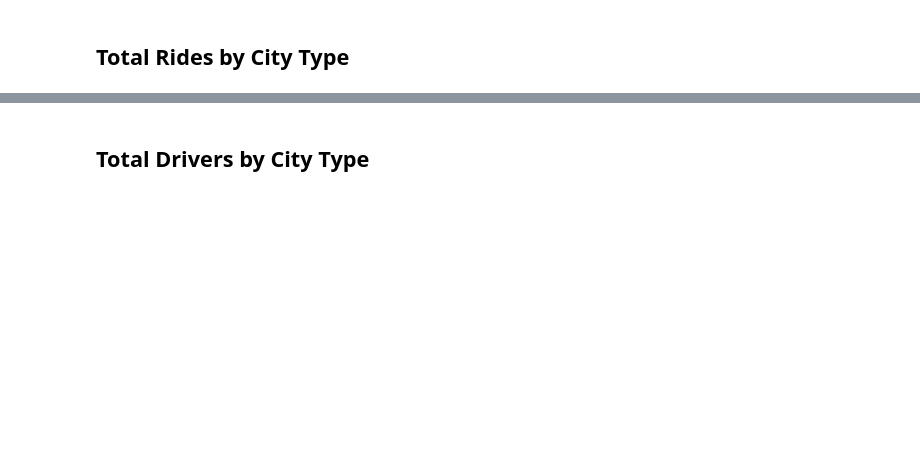
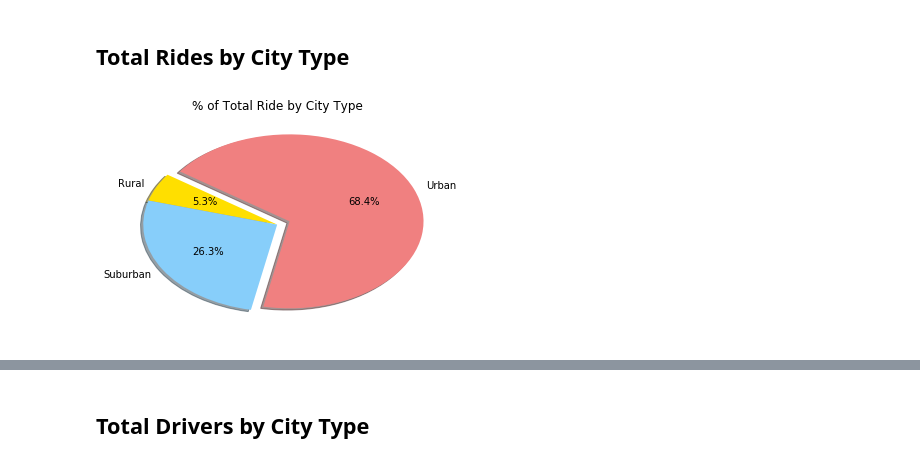
Before and after one commit to brownal05/Pyber, a Jupyter notebook: pyber_starter.ipynb, the cells around one changed output, grey strips where cells are left out. Drawn from its saved outputs; the diff is of its cells as text; code cells hidden in the pictures; blank space fills up the shorter version.

```diff
--- a/pyber_starter.ipynb
+++ b/pyber_starter.ipynb
@@ -112,3 +148,24 @@ plt.show()
+# %%
+# Calculate Ride Percents
+
+# Build Pie Chart
+
+# Save Figure
+# Calculate Type Percents
+ride_avg = cityType.count()["ride_id"]
+# Build Pie Chart
+
+
+
+plt.pie(ride_avg, startangle = 145, colors = ["#FFDF00", "#87CEFA", "#F08080"], explode = [0 , 0, .1], labels = ride_avg.index, autopct="%1.1f%%", shadow=True)
+plt.title('% of Total Ride by City Type')
+
+# Save Figure
+plt.savefig("Images/ride_pie.png")
+
+plt.show()
+# %% [output]
+[figure, added]
 # %%
 # Show Figure
 plt.show()
```
Also changed, not shown: parts of 12 cells of this notebook, 6 other files.
